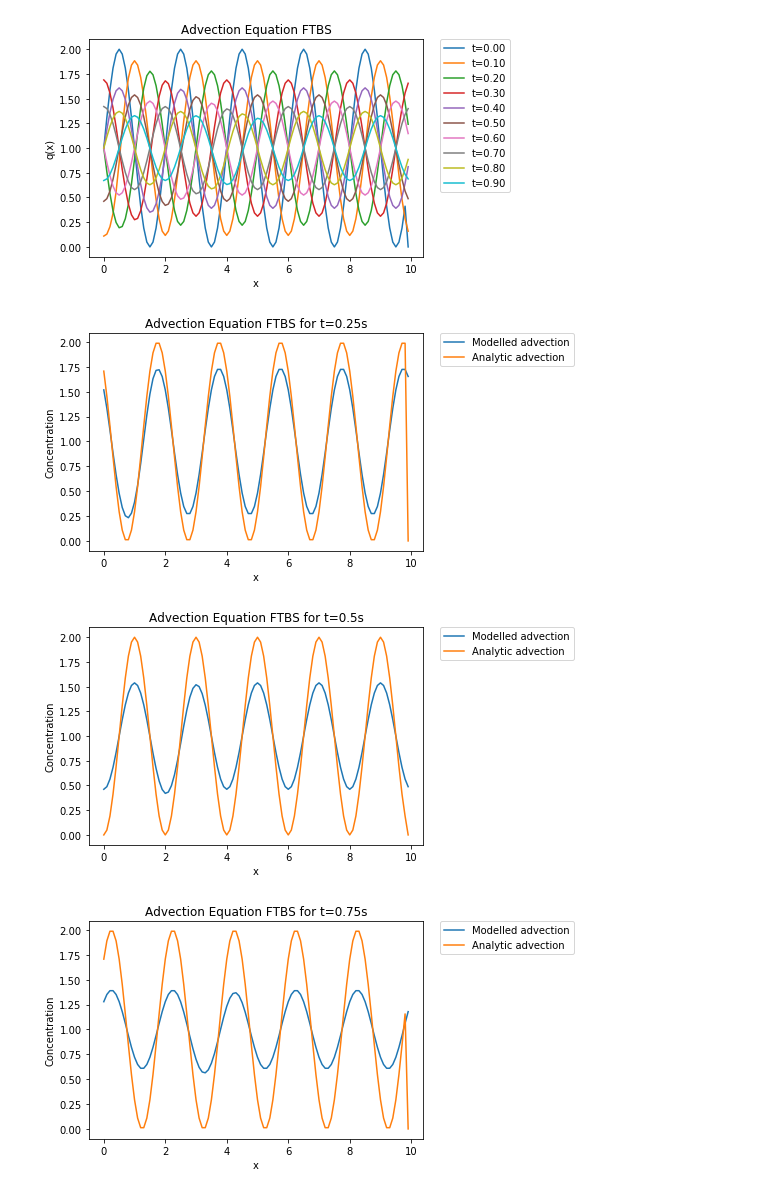
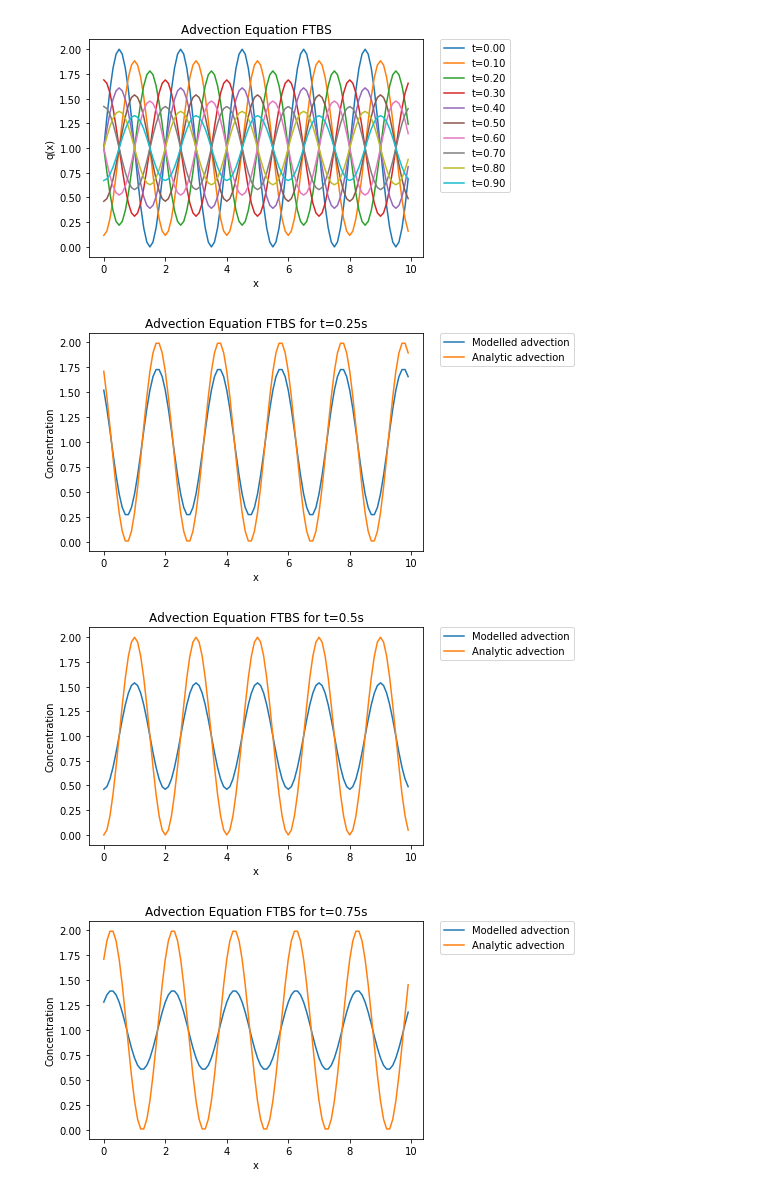
Before and after one commit to CathieWells/Numerics_Assignment_CAW, a Jupyter notebook: Advection_version3.ipynb, the cells around one changed output. Cells and saved outputs as stored; diff of their text form; code cells hidden in the pictures.

```diff
--- a/Advection_version3.ipynb
+++ b/Advection_version3.ipynb
@@ -253,7 +256,7 @@ def drwFTBS(n,m,diffx,difft,windspeed,in_cond):
         q[0][i]=initial_array[i]
     q=np.zeros((m,n))
 #Generate data based on FTBS scheme.
-    for i in range (0,n-1):
+    for i in range (0,n):
         q[0][i]=initial_array[i]
     for h in range (1,m):
         q[h][0]=q[h-1][0]-c*(q[h-1][0]-q[h-1][n-1])
@@ -270,10 +273,10 @@ def drwFTBS(n,m,diffx,difft,windspeed,in_cond):
 
 #Generate matrix of analytical results.
     Q=np.zeros((m,n))
-    for i in range (0,n-1):
+    for i in range (0,n):
         Q[0][i]=initial_array[i]
-    for h in range(1,m-1):
-        for j in range(0,n-1):
+    for h in range(0,m):
+        for j in range(0,n):
             Q[h][j]=in_cond(diffx*j-windspeed*difft*h)
 #Plot graph to compare analytic and modelled results for quartile 1:
     Quartile_1=int(m/4)
@@ -297,36 +300,36 @@ def drwFTBS(n,m,diffx,difft,windspeed,in_cond):
     Quartile_3=int(3*m/4)
     plt.plot(x,q[Quartile_3],label="Modelled advection")
     plt.plot(x,Q[Quartile_3],label="Analytic advection")
     plt.legend(bbox_to_anchor=(1.05, 1), loc=2, borderaxespad=0.)
     plt.xlabel('x')
     plt.ylabel('Concentration')
     plt.title('Advection Equation FTBS for t='+str(Quartile_3*difft)+'s')
     plt.show()
 #Set up error arrays.
     E1=np.array([abs(q[Quartile_1]-Q[Quartile_1])])
     E2=np.array([abs(q[Quartile_2]-Q[Quartile_2])])
     E3=np.array([abs(q[Quartile_3]-Q[Quartile_3])])
 #Find L1 error norm using each node at these three times.
     L1_error_Q1=np.sum(E1*diffx)/np.sum(Q[Quartile_1]*diffx)
     L1_error_Q2=np.sum(E2*diffx)/np.sum(Q[Quartile_2]*diffx)
     L1_error_Q3=np.sum(E3*diffx)/np.sum(Q[Quartile_3]*diffx)
     L1_error=[(L1_error_Q1).round(3),(L1_error_Q2).round(3),(L1_error_Q3).round(3)]
 #Find root mean square error at each node at these three times.
     L2_error_Q1=(np.sqrt(np.sum(E1**2*diffx)))/(np.sqrt(np.sum(Q[Quartile_1]**2*diffx)))
     L2_error_Q2=(np.sqrt(np.sum(E2**2*diffx)))/(np.sqrt(np.sum(Q[Quartile_2]**2*diffx)))
     L2_error_Q3=(np.sqrt(np.sum(E3**2*diffx)))/(np.sqrt(np.sum(Q[Quartile_3]**2*diffx)))
     L2_error=[(L2_error_Q1),(L2_error_Q2),(L2_error_Q3)]
 #Output these as a table.
     time=[Quartile_1*difft,Quartile_2*difft,Quartile_3*difft]
     table=zip(time,L1_error,L2_error)
     print(tabulate(table, headers=["Time", "L1 error", "L2 error"],floatfmt=".3f",tablefmt='orgtbl'))
     return
 drwFTBS(100,100,0.1,0.01,5,lambda x:(sin(np.pi*x)+1))
 drwFTBS(100,100,0.1,0.01,5,lambda x: np.heaviside(-(x-3),1)-np.heaviside(-(x-2),1))
 # %% [output]
-[figure, old version]
+[figure, new version]
-[figure, old version]
+[figure, new version]
-[figure, old version]
+[figure, new version]
-[figure, old version]
+[figure, new version]
 |   Time |   L1 error |   L2 error |
 |--------+------------+------------|
```
Also changed, not shown: parts of 4 cells of this notebook.
